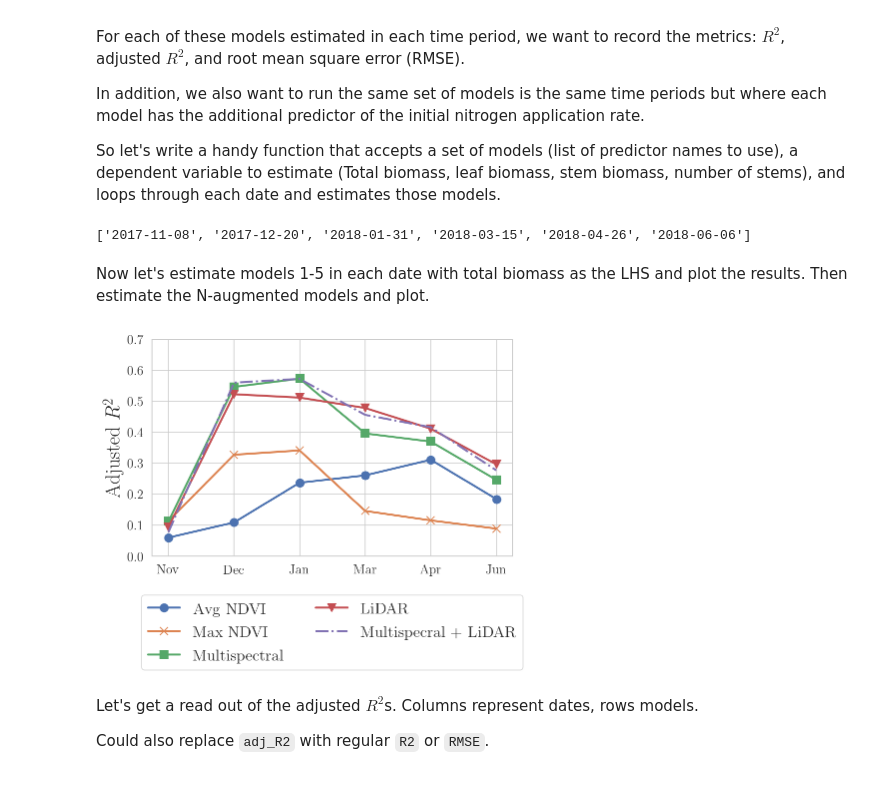
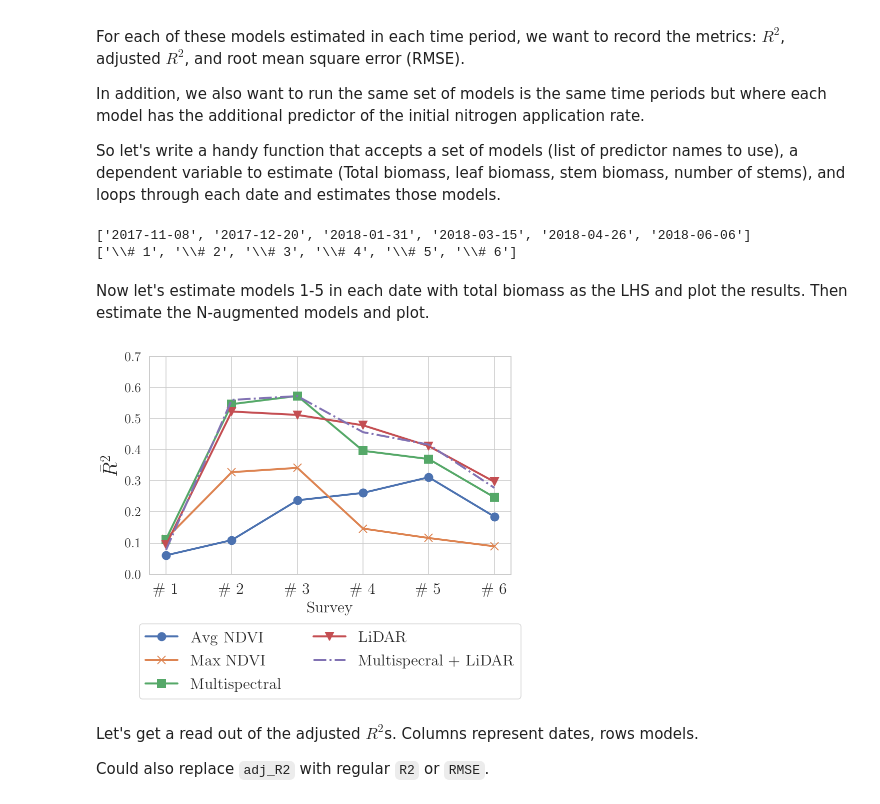
Before and after one commit to RobGarrard/Fine-scale-prediction-of-leaf-nitrogen-content-and-yield-in-sugarcane, a Jupyter notebook: main.ipynb, the cells around one changed output. Cells and saved outputs as stored; diff of their text form; code cells hidden in the pictures.

```diff
--- a/main.ipynb
+++ b/main.ipynb
@@ -92,7 +92,7 @@ import seaborn as sns
 sns.set(context='paper',
         style='whitegrid',
         font='serif',
-        font_scale=1.5,
+        font_scale=2,
         rc={'text.usetex': True})
 sns.set_palette('deep')
 
@@ -474,9 +474,12 @@ dates = [d.strftime("%Y-%m-%d") for d in dates]
 
 # For plot labels, let's shorten it to just the month.
 print(dates)
-date_labels = ['Nov', 'Dec', 'Jan', 'Mar','Apr', 'Jun']
+#date_labels = ['Nov', 'Dec', 'Jan', 'Mar','Apr', 'Jun']
+date_labels = ["\# " + str(i) for i in list(range(1, 7))]
+print(date_labels)
 # %% [output]
 ['2017-11-08', '2017-12-20', '2018-01-31', '2018-03-15', '2018-04-26', '2018-06-06']
+['\\# 1', '\\# 2', '\\# 3', '\\# 4', '\\# 5', '\\# 6']
 # %%
 def Estimate_Models(Models,
                     LHS='Total_B_kg',
@@ -548,27 +551,30 @@ Now let's estimate models 1-5 in each date with total biomass as the LHS and plo
 # %%
 fsize = 20
 fsize_legend=16
 
 # Estimate models 1-5.
 M1 = ['avg_NDVI']
 M2 = ['max_NDVI']
 M3 = ['MultispecPC' + str(i + 1) for i in range(n_components_multispec)]
 M4 = ['LiDARPC' + str(i + 1) for i in range(n_components_lidar)]
 M5 = M3 + M4
 R2, adj_R2, RMSE, saved_models = Estimate_Models(Models=[M1, M2, M3, M4, M5])
 
 # Plot adjusted R2 and save.
 plt.figure()
 fmt = ['-o', '-x', '-s', '-v', '-.']
 for i, j in zip(np.array(adj_R2).T.tolist(), fmt):
     plt.plot(date_labels, i, j, linewidth=2, markersize=8)
 
-plt.ylabel('Adjusted $R^{2}$', fontsize=fsize)
-plt.legend(['Avg NDVI', 'Max NDVI', 'Multispectral', 'LiDAR', 'Multispecral + LiDAR'], loc='center', bbox_to_anchor=(0.5, -0.35), ncol=2, fontsize=fsize_legend)
+plt.ylabel('$\\bar{R}^{2}$', fontsize=fsize)
+plt.legend(['Avg NDVI', 'Max NDVI', 'Multispectral', 'LiDAR', 'Multispecral + LiDAR'], loc='center', bbox_to_anchor=(0.5, -0.4), ncol=2, fontsize=fsize_legend)
 plt.ylim(0, 0.7)
+plt.xticks(fontsize=fsize_legend)
+plt.xlabel('Survey', fontsize=fsize_legend)
+
 plt.savefig(img_path + 'Figure8a.pdf', bbox_inches='tight', format='pdf', dpi=600)
 # %% [output]
-[figure, old version]
+[figure, new version]
 # %% [markdown]
 Let's get a read out of the adjusted $R^{2}$s. Columns represent dates, rows models.
 
```
Also changed, not shown: parts of 19 cells of this notebook, 15 other files.
